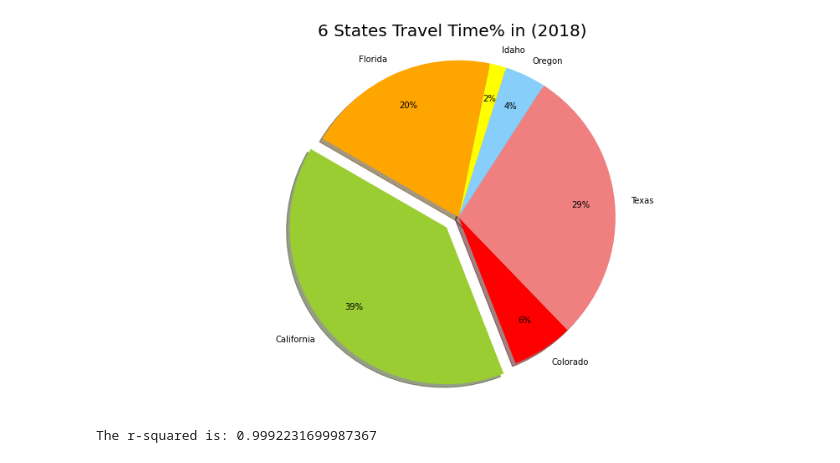
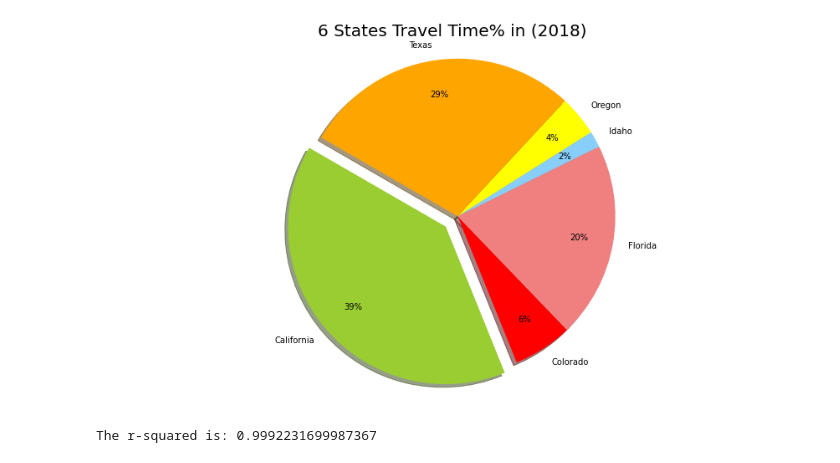
Before and after one commit to J3N1/UCI-Project-1-Team7, a Jupyter notebook: Project_team7.ipynb, the cells around one changed output. Cells and saved outputs as stored; diff of their text form; code cells hidden in the pictures.

```diff
--- a/Project_team7.ipynb
+++ b/Project_team7.ipynb
@@ -10,3 +10,6 @@ import scipy.stats as st
 
 # Census Api Key
 from config import (api_key)
+# %%
+all_census_data= pd.read_csv("all_census_data.csv")
+all_census_data.head()
@@ -108,17 +102,17 @@ plt.tight_layout()
 # %%
 # DATA SET 3
-labels = ["California", "Colorado", "Texas", "Oregon", "Idaho", "Florida"]
-time_to_work = [17589758,2822072,12842820,1895393,757408,8907171]
+labels = all_census_data["State Name"].unique()
+time_to_work = all_census_data["Travel Time to Work"].loc[all_census_data['Year']==2018]
 colors = ["yellowgreen", "red", "lightcoral", "lightskyblue", "yellow", "orange"]
 explode = (0.1,0,0,0,0,0)
 fig = plt.figure(figsize = (15, 8))
 plt.pie(time_to_work, explode=explode, labels=labels, colors=colors,
         autopct="%1.0f%%", pctdistance=0.78, labeldistance=1.1, shadow=True, startangle=150)
 # Create axes which are equal so we have a perfect circle
 plt.axis("equal")
 plt.title('6 States Travel Time% in (2018)',fontsize=(20))
 plt.show()
 # %% [output]
-[figure, old version]
+[figure, new version]
 # %%
 plt.figure(figsize=(10,10))
```
Also changed, not shown: parts of 8 cells of this notebook.
